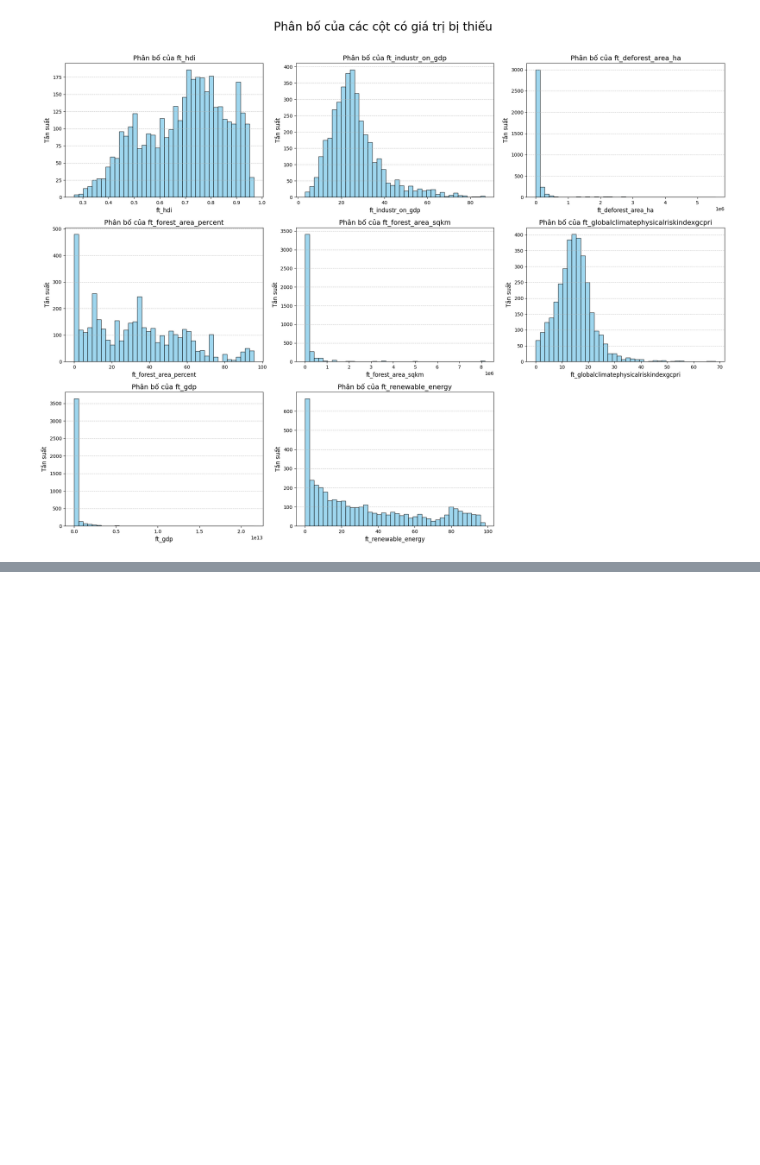
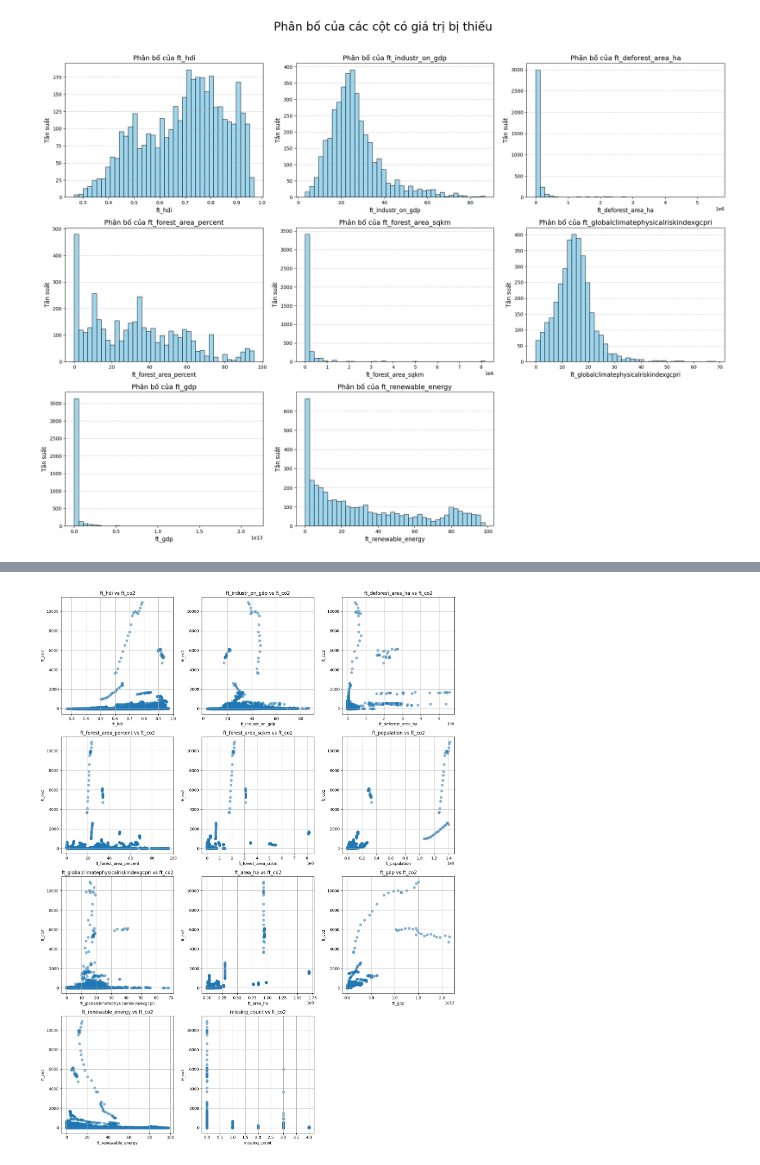
Before and after one commit to lengocan/Analysis_CO2_Emission_Prj, a Jupyter notebook: eda.ipynb, the cells around one changed output, grey strips where cells are left out. Drawn from its saved outputs; the diff is of its cells as text; code cells hidden in the pictures; blank space fills up the shorter version.

```diff
--- a/eda.ipynb
+++ b/eda.ipynb
@@ -606,0 +570,26 @@ plt.show()
+# %%
+import matplotlib.pyplot as plt
+
+# Giả sử df là DataFrame của bạn
+target = 'ft_co2'
+features = [col for col in df_merged.columns if col not in ['Unnamed: 0', target, 'country', 'iso_code', 'year']]
+
+# Tính số lượng đặc trưng và số hàng/cột subplot
+n = len(features)
+cols = 3
+rows = (n + cols - 1) // cols  # Làm tròn lên
+
+plt.figure(figsize=(15, 5 * rows))
+
+for i, feature in enumerate(features, 1):
+    plt.subplot(rows, cols, i)
+    plt.scatter(df_merged[feature], df_merged[target], alpha=0.5)
+    plt.xlabel(feature)
+    plt.ylabel(target)
+    plt.title(f'{feature} vs {target}')
+    plt.grid(True)
+
+plt.tight_layout()
+plt.show()
+# %% [output]
+[figure, added]
```
Also changed, not shown: parts of 25 cells of this notebook, 2 other files.
